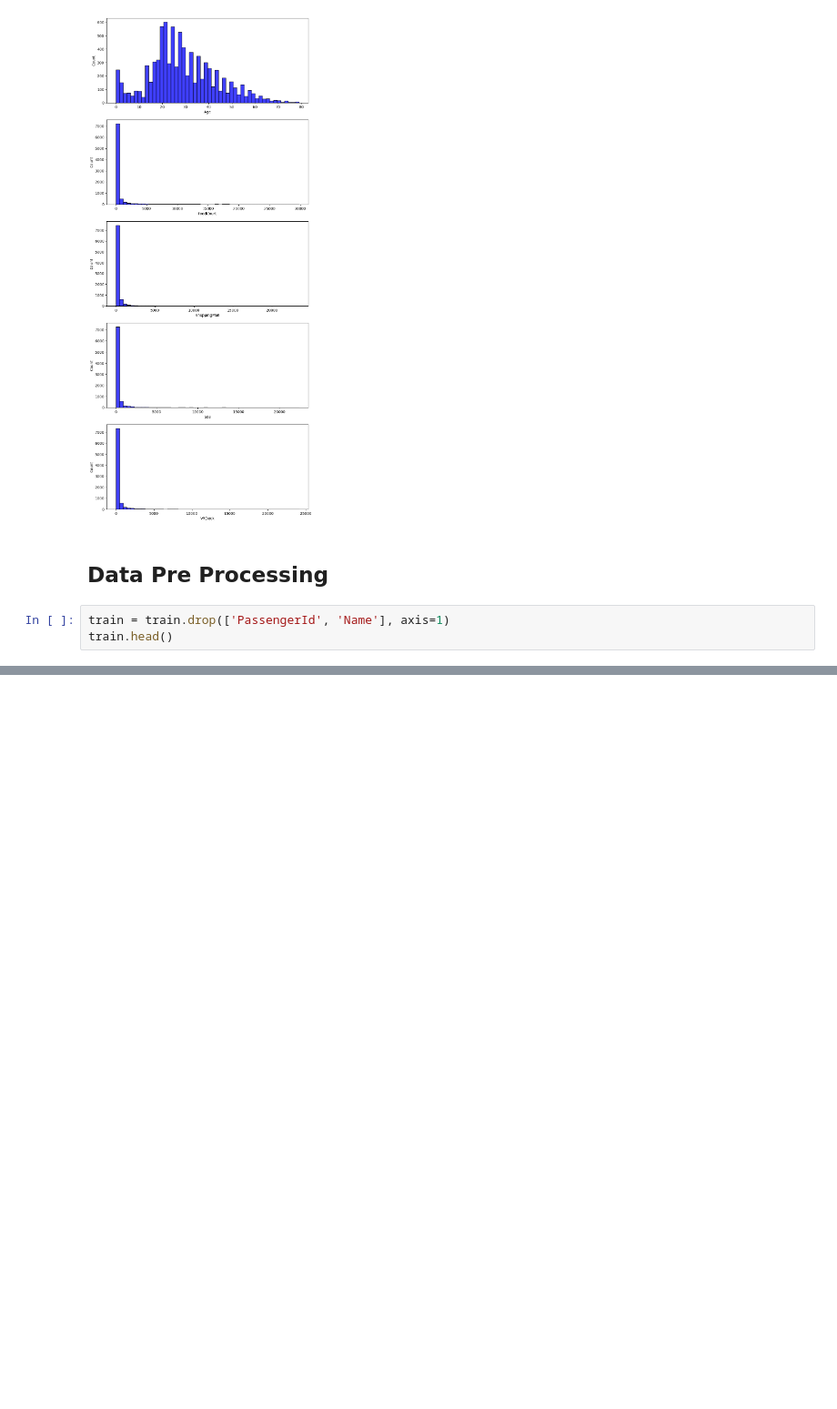
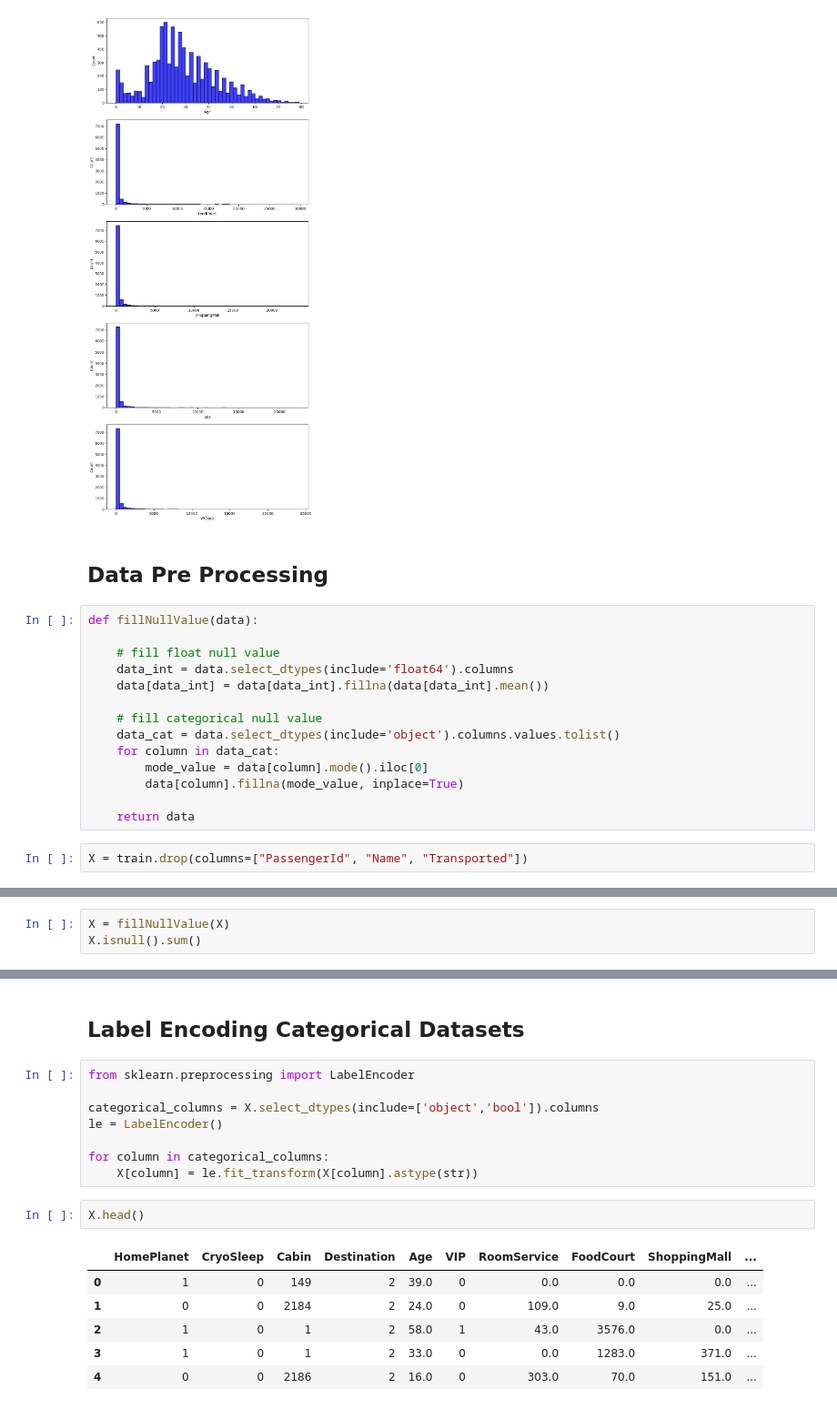
Before and after one commit to lurchyy/Spaceship-Titanic, a Jupyter notebook: notebookb600df4343.ipynb, the cells around one changed output, grey strips where cells are left out. Shown: that part at 91% size. Drawn from its saved outputs; the diff is of its cells as text; blank space fills up the shorter version.

```diff
--- a/notebookb600df4343.ipynb
+++ b/notebookb600df4343.ipynb
@@ -65,6 +65,19 @@ sns.histplot(train['VRDeck'], color='b', bins=50, ax=ax[4]);
 [figure]
 # %% [markdown]
 ## Data Pre Processing
+# %%
+def fillNullValue(data):
+
+    # fill float null value
+    data_int = data.select_dtypes(include='float64').columns
+    data[data_int] = data[data_int].fillna(data[data_int].mean())
+
+    # fill categorical null value
+    data_cat = data.select_dtypes(include='object').columns.values.tolist()
+    for column in data_cat:
+        mode_value = data[column].mode().iloc[0]
+        data[column].fillna(mode_value, inplace=True)
+
+    return data
 # %%
-train = train.drop(['PassengerId', 'Name'], axis=1)
-train.head()
+X = train.drop(columns=["PassengerId", "Name", "Transported"])
@@ -139,0 +84,3 @@ print(f'{train_fin.shape}, {valid_fin.shape}')
+# %%
+X = fillNullValue(X)
+X.isnull().sum()
@@ -139,0 +150,19 @@ print(f'{train_fin.shape}, {valid_fin.shape}')
+# %% [markdown]
+## Label Encoding Categorical Datasets
+# %%
+from sklearn.preprocessing import LabelEncoder
+
+categorical_columns = X.select_dtypes(include=['object','bool']).columns
+le = LabelEncoder()
+
+for column in categorical_columns:
+    X[column] = le.fit_transform(X[column].astype(str))
+# %%
+X.head()
+# %% [output]
+|  | HomePlanet | CryoSleep | Cabin | Destination | Age | VIP | RoomService | FoodCourt | ShoppingMall | ... |
+| 0 | 1 | 0 | 149 | 2 | 39.0 | 0 | 0.0 | 0.0 | 0.0 | ... |
+| 1 | 0 | 0 | 2184 | 2 | 24.0 | 0 | 109.0 | 9.0 | 25.0 | ... |
+| 2 | 1 | 0 | 1 | 2 | 58.0 | 1 | 43.0 | 3576.0 | 0.0 | ... |
+| 3 | 1 | 0 | 1 | 2 | 33.0 | 0 | 0.0 | 1283.0 | 371.0 | ... |
+| 4 | 0 | 0 | 2186 | 2 | 16.0 | 0 | 303.0 | 70.0 | 151.0 | ... |
```
Also changed, not shown: parts of 21 cells of this notebook.
